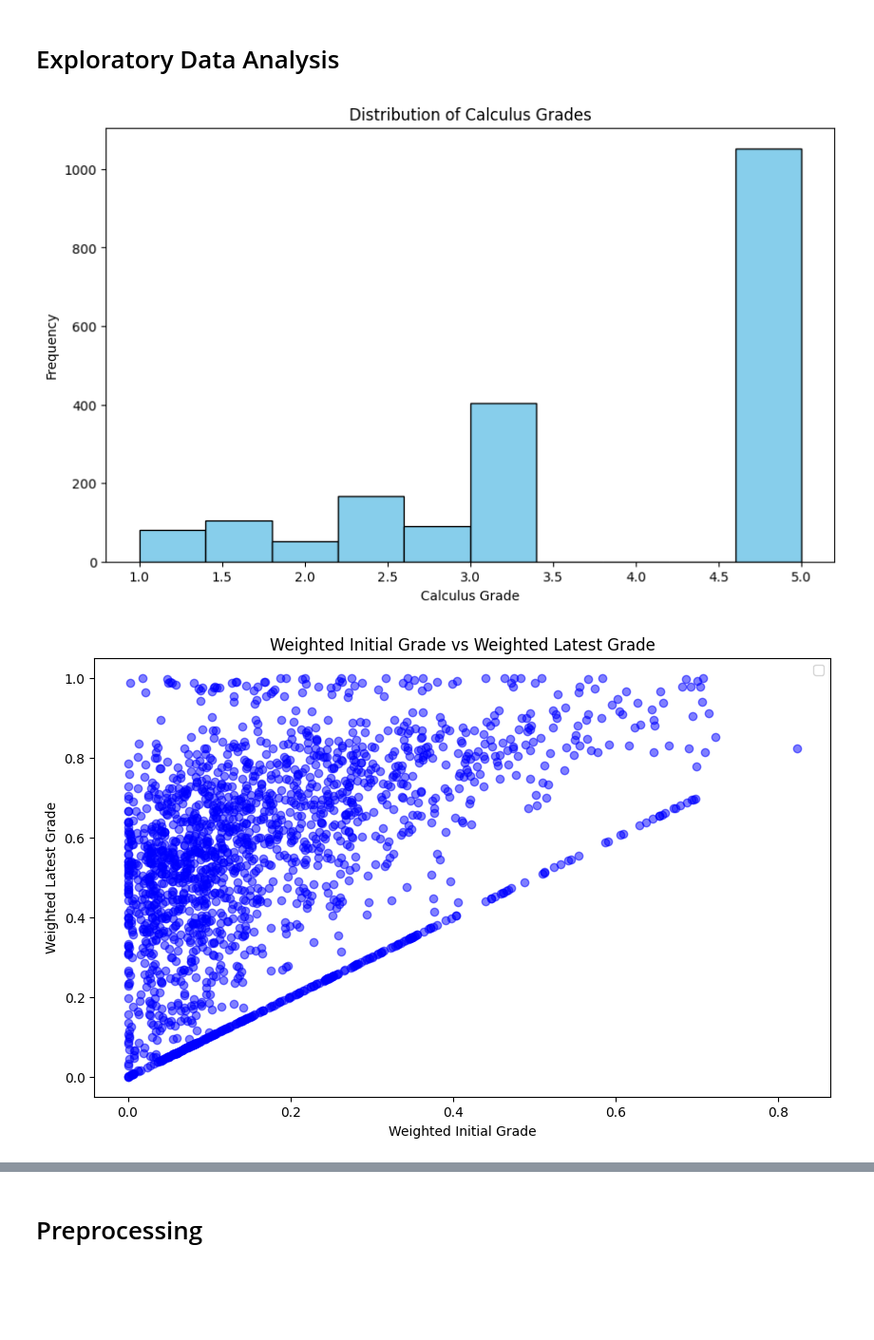
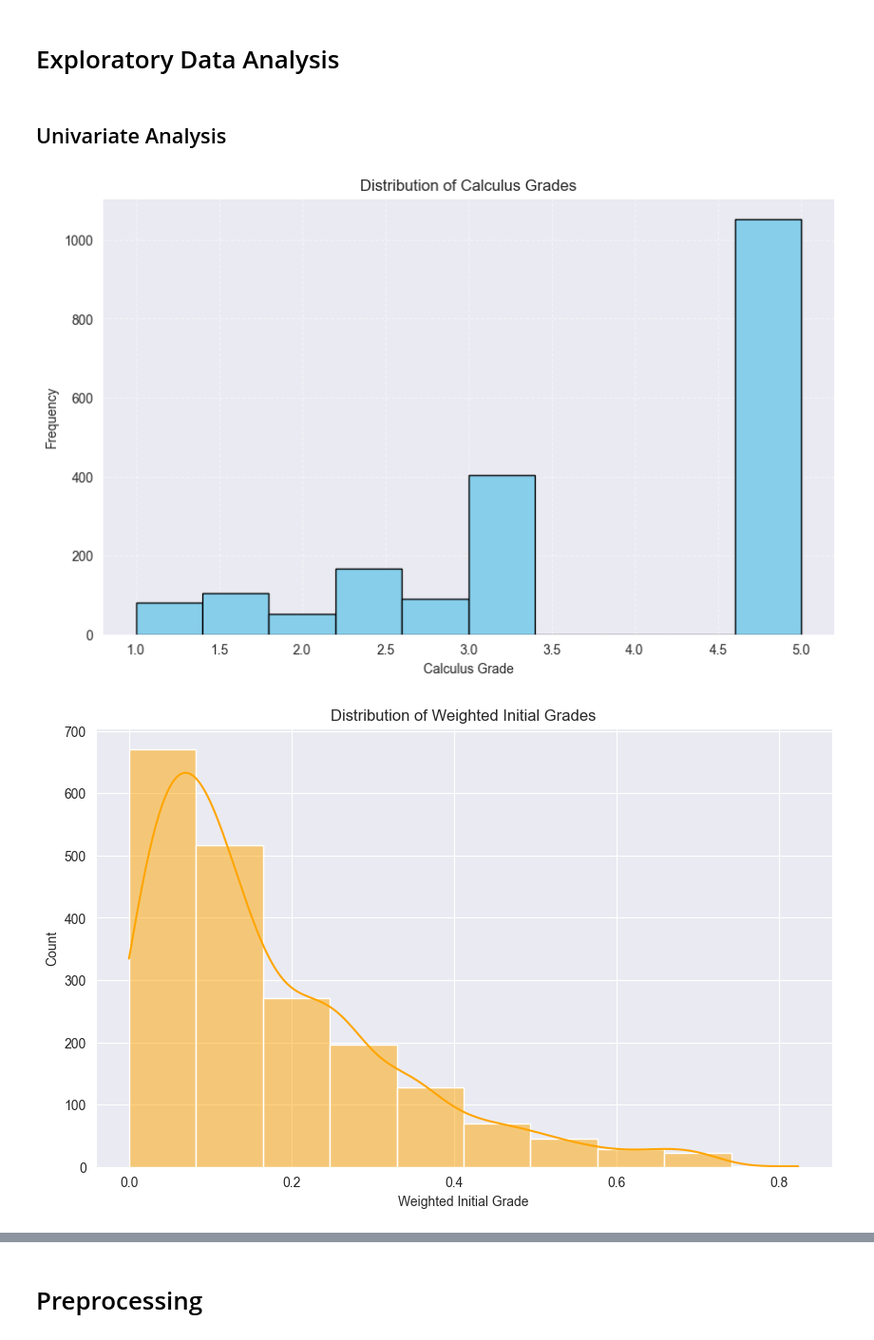
Before and after one commit to KaiserLycan/DSS-Project, a Jupyter notebook: Aleks + Calculus (Group 7).ipynb, the cells around one changed output, grey strips where cells are left out. Shown at 95% size. Saved outputs shown, nothing was run; the diff lists cells and outputs as text; code cells hidden in the pictures; blank space fills up the shorter version.

Commit message:
changes in rj's univariate sect. created outline sect. for bivariate and multivariate in exploratory data analysis section, pls check

```diff
--- a/Aleks + Calculus (Group 7).ipynb
+++ b/Aleks + Calculus (Group 7).ipynb
@@ -158,6 +203,10 @@ dtype: object
 # %% [markdown]
 # Exploratory Data Analysis
+# %% [markdown]
+## Univariate Analysis
 # %%
+## Univariate p1.1
+
 plt.figure(figsize=(10,6))
 plt.hist(df['Calculus Grade'], bins=10, color='skyblue', edgecolor='black')
 
@@ -165,26 +214,28 @@ plt.title('Distribution of Calculus Grades')
 plt.xlabel('Calculus Grade')
 plt.ylabel('Frequency')
 
+plt.grid(True, linestyle='--', alpha=0.5)
+
 plt.show()
 # Histogram to visualize the distribution of Calculus Grades among students.
 # %% [output]
-[figure, old version]
+[figure, new version]
 # %%
+## Univariate p1.2
+
 import matplotlib.pyplot as plt
 import numpy as np
 
 plt.figure(figsize=(10,6))
-plt.scatter(df['Weighted Initial Grade'], df['Weighted Latest Grade'], alpha=0.5, color='blue')
+sns.histplot(df['Weighted Initial Grade'], kde=True, color='orange', bins=10)
 
-
-plt.title('Weighted Initial Grade vs Weighted Latest Grade')
+plt.title('Distribution of Weighted Initial Grades')
 plt.xlabel('Weighted Initial Grade')
-plt.ylabel('Weighted Latest Grade')
-plt.legend()
+plt.ylabel('Count')
 plt.show()
 
 #This helps us see if students improved after taking the modules
 #Scatter plot to visualize the relationship between students
 #  Weighted Initial Grade and Weighted Latest Grade.
 # %% [output]
-[figure, old version]
+[figure, new version]
```
Also changed, not shown: parts of 14 cells of this notebook.
